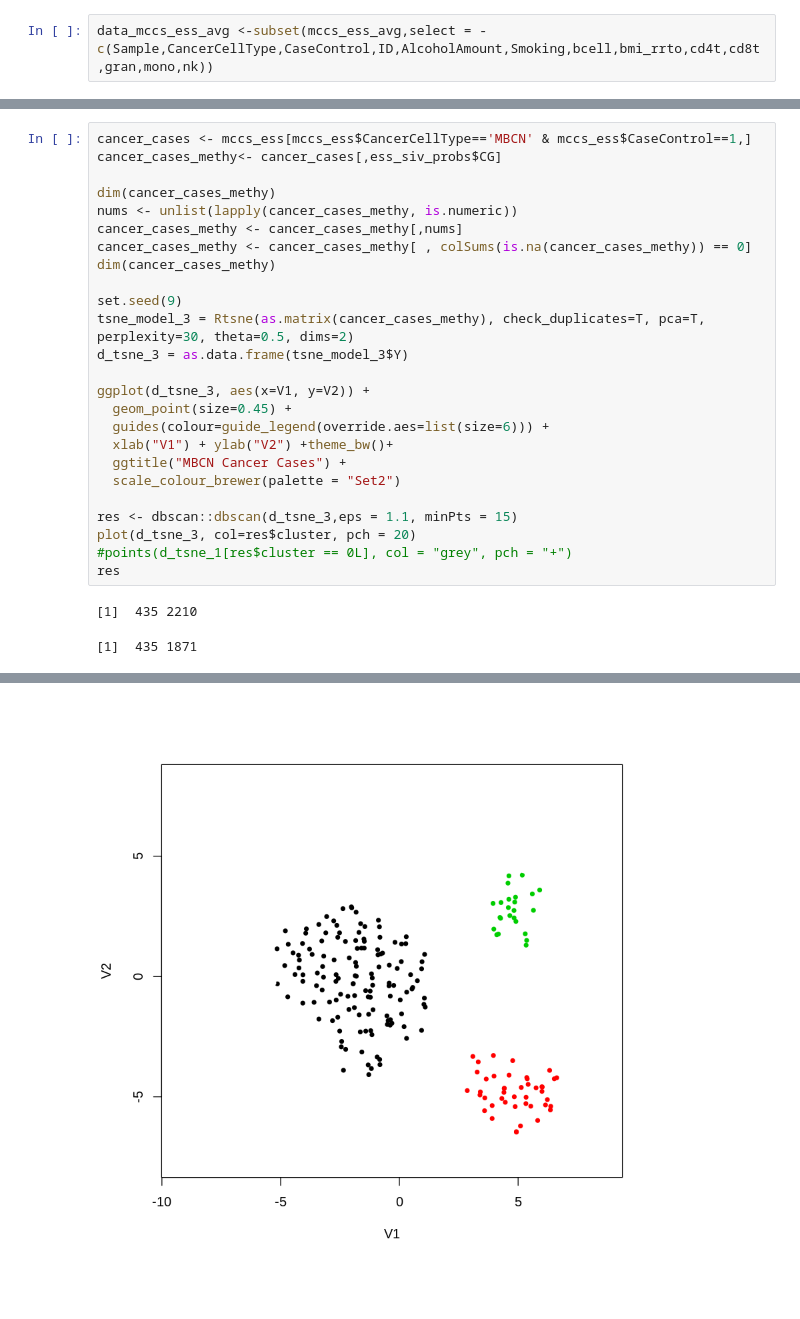
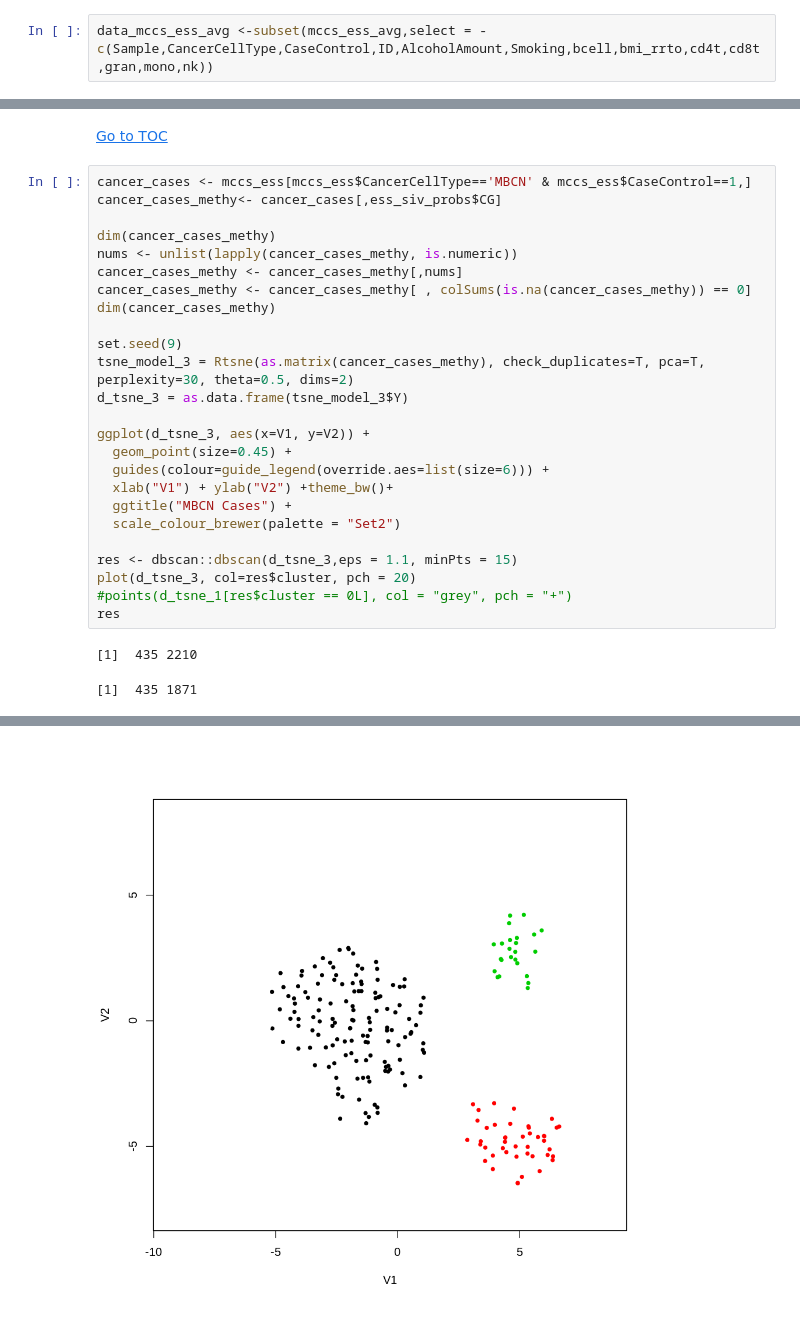
Before and after one commit to computational-epigenetics-section/MCCS_ESS_Cancer, a Jupyter notebook: MCCS_Cancer_Cohort_January_2019.ipynb, the cells around one changed output, grey strips where cells are left out. Saved outputs shown, nothing was run; the diff lists cells and outputs as text; blank space fills up the shorter version.

```diff
--- a/MCCS_Cancer_Cohort_January_2019.ipynb
+++ b/MCCS_Cancer_Cohort_January_2019.ipynb
@@ -291,3 +884,6 @@ Available fields: cluster, eps, minPts
+# %% [markdown]
+<a href='#TOC'>Go to TOC</a>
+<a id='plot11'></a>
 # %%
 cancer_cases <- mccs_ess[mccs_ess$CancerCellType=='MBCN' & mccs_ess$CaseControl==1,]
 cancer_cases_methy<- cancer_cases[,ess_siv_probs$CG]
@@ -306,7 +902,7 @@ ggplot(d_tsne_3, aes(x=V1, y=V2)) +
   geom_point(size=0.45) +
   guides(colour=guide_legend(override.aes=list(size=6))) +
   xlab("V1") + ylab("V2") +theme_bw()+
-  ggtitle("MBCN Cancer Cases") +
+  ggtitle("MBCN Cases") +
   scale_colour_brewer(palette = "Set2")
 
 res <- dbscan::dbscan(d_tsne_3,eps = 1.1, minPts = 15)
@@ -320,9 +916,9 @@ res
 DBSCAN clustering for 435 objects.
 Parameters: eps = 1.1, minPts = 15
 The clustering contains 3 cluster(s) and 231 noise points.
 
   0   1   2   3
 231 136  44  24
 
 Available fields: cluster, eps, minPts
-[figure, old version]
+[figure, new version]
```
Also changed, not shown: parts of 53 cells of this notebook.
